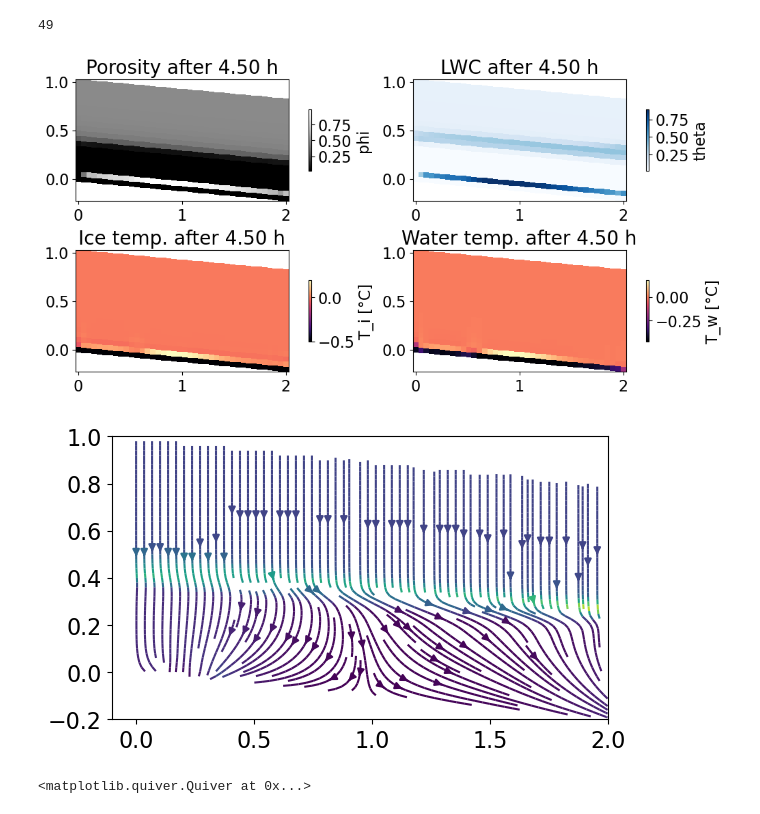
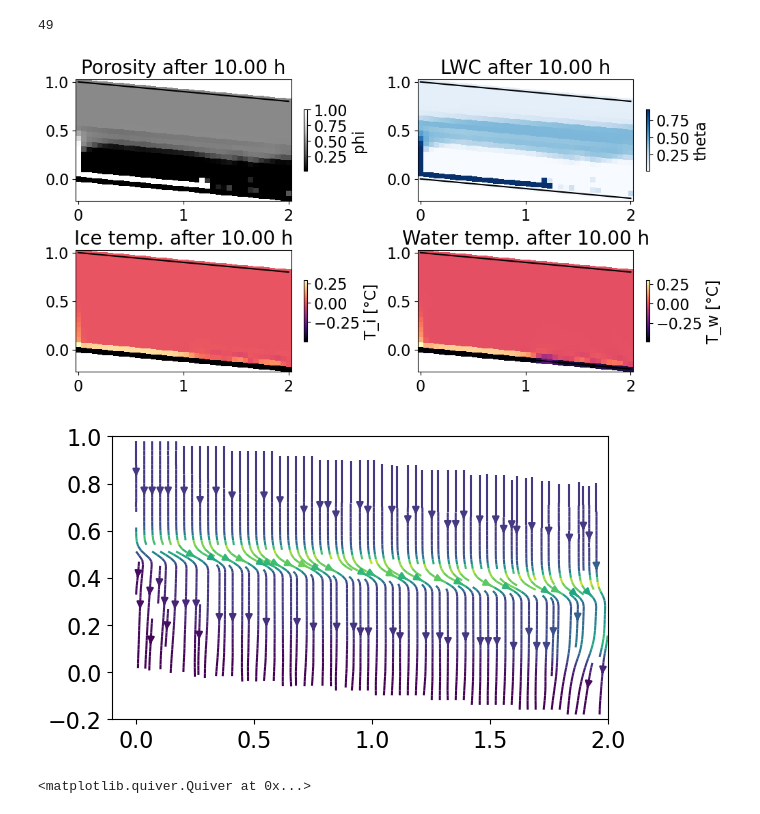
Before and after one commit to lannika-ut/Masterarbeit, a Jupyter notebook: view_solutions_nonisothermal.ipynb, the cells around one changed output. Saved outputs shown, nothing was run; the diff lists cells and outputs as text; code cells hidden in the pictures.

Commit message:
Parametrizations funktionieren jetzt auch im heterogenen Fall, unterschiedliche Anfangswerte pro Schicht auch möglich, heterogenen Fall getestet.

```diff
--- a/view_solutions_nonisothermal.ipynb
+++ b/view_solutions_nonisothermal.ipynb
@@ -11,7 +11,7 @@ import ufl
 from basix.ufl import element
 from scipy.interpolate import griddata
 # %%
-filename = "./solutions/Test5_Annika_24h_rightTint.pkl"
+filename = "./solutions/Test6_Annika_24h.pkl"
 with open(filename, "rb") as f:
     data_Annika = pickle.load(f)
 
@@ -28,14 +28,20 @@ hw = Function(V)
 phi = Function(Q)
 T_i = Function(W)
 T_w = Function(W)
-p = Parameter(domain)
+layer_params = {
+    1: {"d_i": 0.3e-3, "rho_s": 390,
+        "locator": lambda x: x[1] >= geom.slope*x[0]+P3[1]/2},
+    2: {"d_i": 0.4e-3, "rho_s": 309,
+        "locator": lambda x: x[1] < geom.slope*x[0]+P3[1]/2},
+}
+p = Parameter(domain, layer_params)
 # %%
 len(data_Annika["h_w"])
 # %% [output]
 49
 # %%
 interval = data_Annika["saving_interval"]
-t_obs = 9
+t_obs = 20
 time = data_Annika["times"][t_obs]
 hw.x.array[:] = data_Annika["h_w"][t_obs]
 phi.x.array[:] = data_Annika["phi"][t_obs]
@@ -47,40 +53,53 @@ porosity = eval_fct_on_grid(grid, phi, domain).reshape((nz, nx))
 Ti = eval_fct_on_grid(grid, T_i, domain).reshape((nz, nx))
 Tw = eval_fct_on_grid(grid, T_w, domain).reshape((nz, nx))
 h_c = pressure_head * (pressure_head < 0)
+alpha_eval = eval_fct_on_grid(grid, p.alpha, domain).reshape((nz, nx))
+N_eval = eval_fct_on_grid(grid, p.N, domain).reshape((nz, nx))
 def Se(h_c, alpha, N):
     return (1 + (- alpha * h_c)**N)**((1 - N) / N)
-theta_tot = p.theta_r.value + (0.9*porosity - p.theta_r.value)*Se(h_c, p.alpha.value, p.N.value)
-sat = Se(h_c, p.alpha.value, p.N.value)
+theta_tot = p.theta_r.value + (0.9*porosity - p.theta_r.value)*Se(h_c, alpha_eval, N_eval)
+sat = Se(h_c, alpha_eval, N_eval)
 # %%
+x = np.linspace(0, P1[0], 100)
+top = geom.slope*x+P3[1]
+bottom = geom.slope*x+P0[1]
 plt.rcParams.update({'font.size': 16})
 fig, ax = plt.subplots(2,2, layout="constrained", figsize=(10,5))
 pmsh1 = ax[0,0].pcolormesh(x_plot, z_plot, porosity, cmap="Greys_r")
 ax[0,0].set_title(f"Porosity after {time/3600:.2f} h", fontsize=20)
+ax[0,0].plot(x, top, color="black")
+ax[0,0].plot(x, bottom, color="black")
 cbar1 = fig.colorbar(pmsh1, ax=ax[0,0], shrink=0.5)
 cbar1.set_label("phi")
 #ax[0,0].set_ylim(1.8,2)
 
 pmsh2 = ax[0,1].pcolormesh(x_plot, z_plot, theta_tot, cmap="Blues")
 ax[0,1].set_title(f"LWC after {time/3600:.2f} h", fontsize=20)
+ax[0,1].plot(x, top, color="black")
+ax[0,1].plot(x, bottom, color="black")
 plt.xticks(fontsize=16)
 cbar2 = fig.colorbar(pmsh2, ax=ax[0,1], shrink=0.5)
 cbar2.set_label("theta")
 #ax[0,1].set_ylim(1.8,2)
 
 pmsh3 = ax[1,0].pcolormesh(x_plot, z_plot, Ti, cmap="magma")
 ax[1,0].set_title(f"Ice temp. after {time/3600:.2f} h", fontsize=20)
+ax[1,0].plot(x, top, color="black")
+ax[1,0].plot(x, bottom, color="black")
 cbar1 = fig.colorbar(pmsh3, ax=ax[1,0], shrink=0.5)
 cbar1.set_label("T_i [°C]")
 #ax[1,0].set_ylim(1.8,2)
 
 pmsh4 = ax[1,1].pcolormesh(x_plot, z_plot, Tw, cmap="magma")
 ax[1,1].set_title(f"Water temp. after {time/3600:.2f} h", fontsize=20)
+ax[1,1].plot(x, top, color="black")
+ax[1,1].plot(x, bottom, color="black")
 plt.xticks(fontsize=16)
 cbar2 = fig.colorbar(pmsh4, ax=ax[1,1], shrink=0.5)
 cbar2.set_label("T_w [°C]")
 #ax[1,1].set_ylim(0,1)
 # %% [output]
-[figure, old version]
+[figure, new version]
 # %%
 # Calculate specific discharge
 Vq = functionspace(domain, element("DG", domain.basix_cell(), 0, shape=(2,)))
@@ -123,7 +142,7 @@ plt.streamplot(
 plt.gca().set_aspect("equal")
 plt.show()
 # %% [output]
-[figure, old version]
+[figure, new version]
 # %%
 plt.quiver(grid[:,0], grid[:,1], q_x, q_z)
 # %% [output]
```
Also changed, not shown: parts of 1 cell of this notebook, 6 other files.
